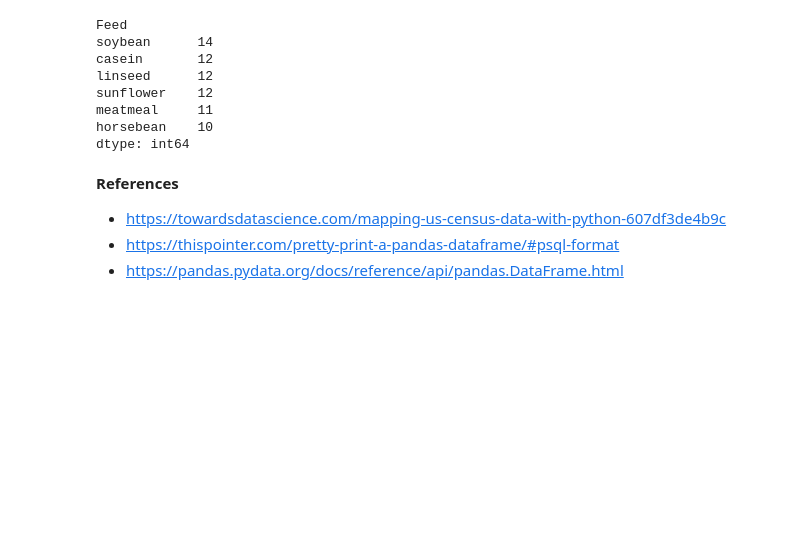
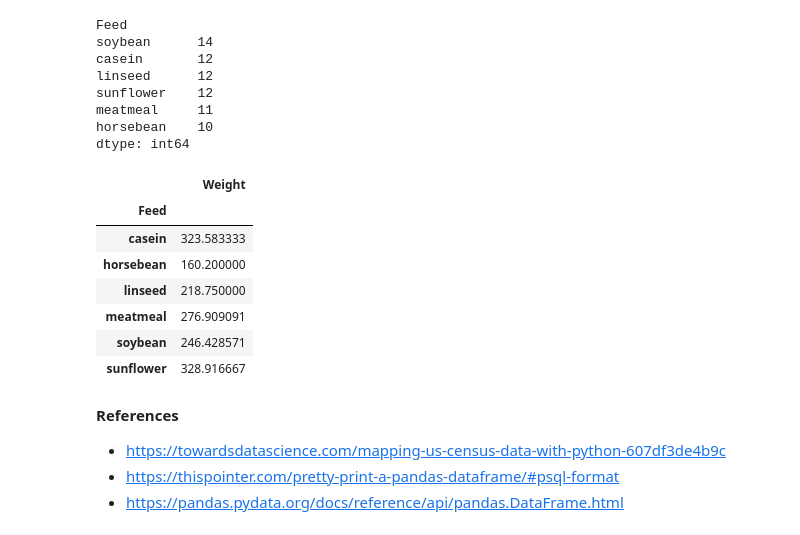
Before and after one commit to ja699461/IDS, a Jupyter notebook: Chapter3.ipynb, the cells around one changed output. Cells and saved outputs as stored; diff of their text form; code cells hidden in the pictures; blank space fills up the shorter version.

```diff
--- a/Chapter3.ipynb
+++ b/Chapter3.ipynb
@@ -313,6 +313,19 @@ sunflower    12
 meatmeal     11
 horsebean    10
 dtype: int64
+# %%
+# Compute the average for each Feed group
+
+chickDF.groupby(['Feed']).mean()
+# %% [output]
+|  | Weight |
+| Feed |  |
+| casein | 323.583333 |
+| horsebean | 160.200000 |
+| linseed | 218.750000 |
+| meatmeal | 276.909091 |
+| soybean | 246.428571 |
+| sunflower | 328.916667 |
 # %% [markdown]
 **References**
 * https://towardsdatascience.com/mapping-us-census-data-with-python-607df3de4b9c
```
Also changed, not shown: parts of 1 cell of this notebook.
